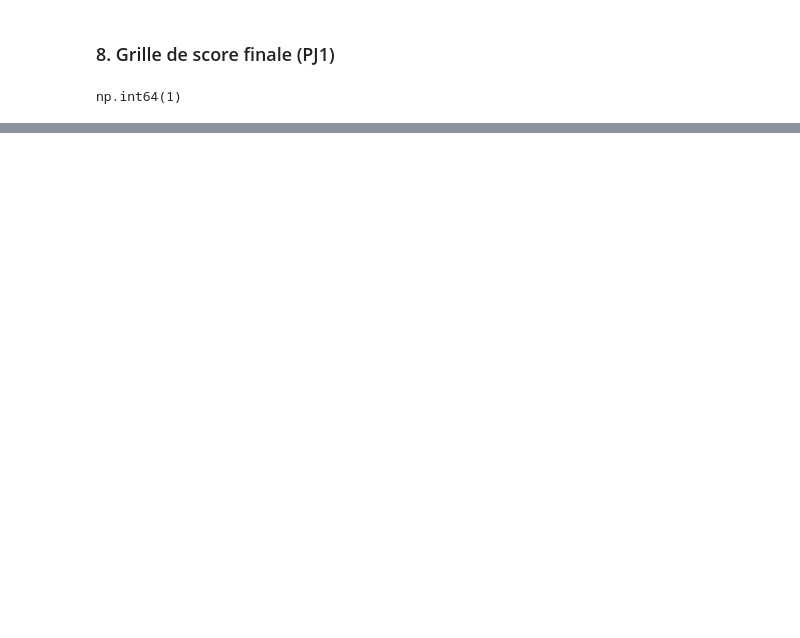
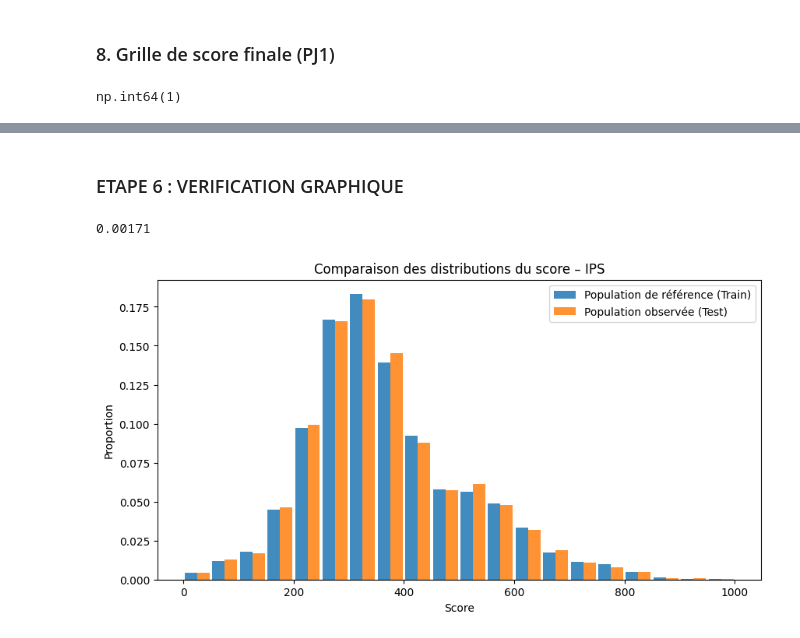
Before and after one commit to jbcheze/Scoring_Project, a Jupyter notebook: notebook/exploration.ipynb, the cells around one changed output, grey strips where cells are left out. Cells and saved outputs as stored; diff of their text form; code cells hidden in the pictures; blank space fills up the shorter version.

Commit message:
Graphique

```diff
--- a/notebook/exploration.ipynb
+++ b/notebook/exploration.ipynb
@@ -1320,0 +1358,5 @@ final_scorecard
+# %%
+X_train = dff_reg[features]
+# %%
+score_train = compute_score(X_train, cat_vars, score_dict)
+score_test  = compute_score(X_test,  cat_vars, score_dict)
@@ -1320,0 +1376,2 @@ final_scorecard
+# %% [markdown]
+### ETAPE 6 : VERIFICATION GRAPHIQUE
@@ -1320,0 +1395,45 @@ final_scorecard
+# %%
+print(round(psi_score,5))
+# %% [output]
+0.00171
+# %%
+# Bins fixes (ex : 20 classes)
+bins = np.linspace(0, 1000, 21)
+
+train_counts, _ = np.histogram(score_train, bins=bins)
+test_counts, _ = np.histogram(score_test, bins=bins)
+
+train_prop = train_counts / train_counts.sum()
+test_prop = test_counts / test_counts.sum()
+
+bin_centers = (bins[:-1] + bins[1:]) / 2
+bin_width = bins[1] - bins[0]
+
+bar_width = bin_width * 0.45   # <- clé pour les espaces
+offset = bar_width / 2
+
+plt.figure(figsize=(10,5))
+
+plt.bar(
+    bin_centers - offset,
+    train_prop,
+    width=bar_width,
+    label='Population de référence (Train)',
+    alpha=0.85
+)
+
+plt.bar(
+    bin_centers + offset,
+    test_prop,
+    width=bar_width,
+    label='Population observée (Test)',
+    alpha=0.85
+)
+
+plt.xlabel('Score')
+plt.ylabel('Proportion')
+plt.title('Comparaison des distributions du score – IPS')
+plt.legend()
+plt.show()
+# %% [output]
+[figure, added]
```
Also changed, not shown: parts of 11 cells of this notebook.
